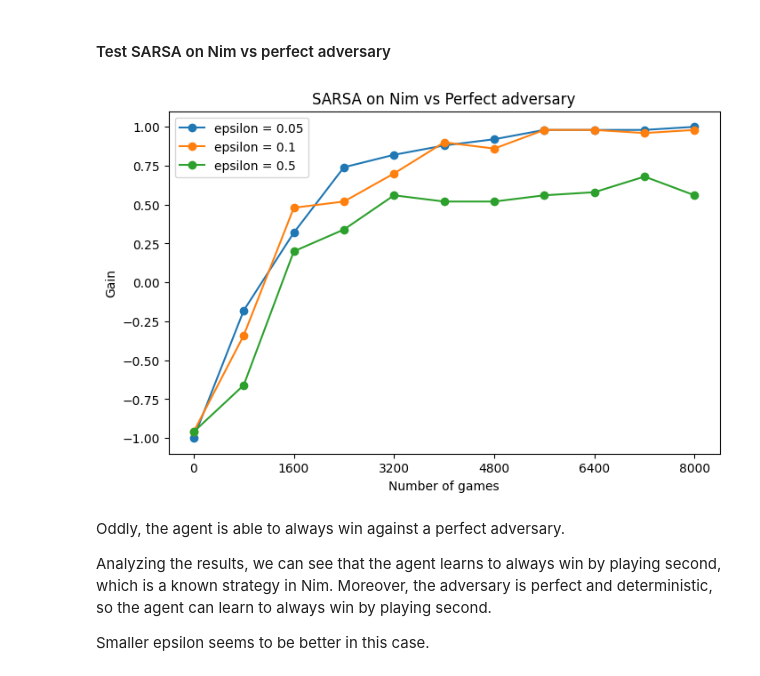
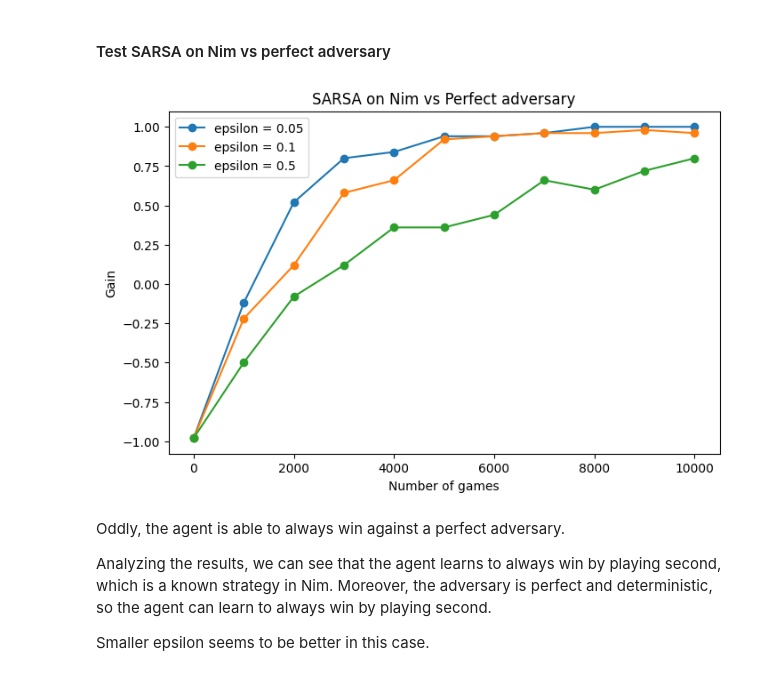
Before and after one commit to GLorenzo679/AI318-Reinforcement-Learning, a Jupyter notebook: TP4/4-control.ipynb, the cells around one changed output. Cells and saved outputs as stored; diff of their text form; code cells hidden in the pictures.

```diff
--- a/TP4/4-control.ipynb
+++ b/TP4/4-control.ipynb
@@ -299,7 +309,7 @@ _, adversary_policy = algo.get_perfect_players()
 
 game = Nim(adversary_policy=adversary_policy, play_first=False)
 # %%
-n_games = 8001
+n_games = 10001
 eps_list = [0.05, 0.1, 0.5]
 data_points = 10
 step = n_games // data_points
@@ -307,10 +317,14 @@ step = n_games // data_points
 avg_gains = run(game, SARSA, eps_list, n_games, step)
 # %%
 plot_gains(
-    avg_gains, eps_list, n_games, step, title="SARSA on Nim vs Perfect adversary"
+    avg_gains,
+    eps_list,
+    n_games,
+    step,
+    title="SARSA on Nim vs Perfect adversary",
 )
 # %% [output]
-[figure, old version]
+[figure, new version]
 # %% [markdown]
 Oddly, the agent is able to always win against a perfect adversary.
 
```
Also changed, not shown: parts of 25 cells of this notebook.
